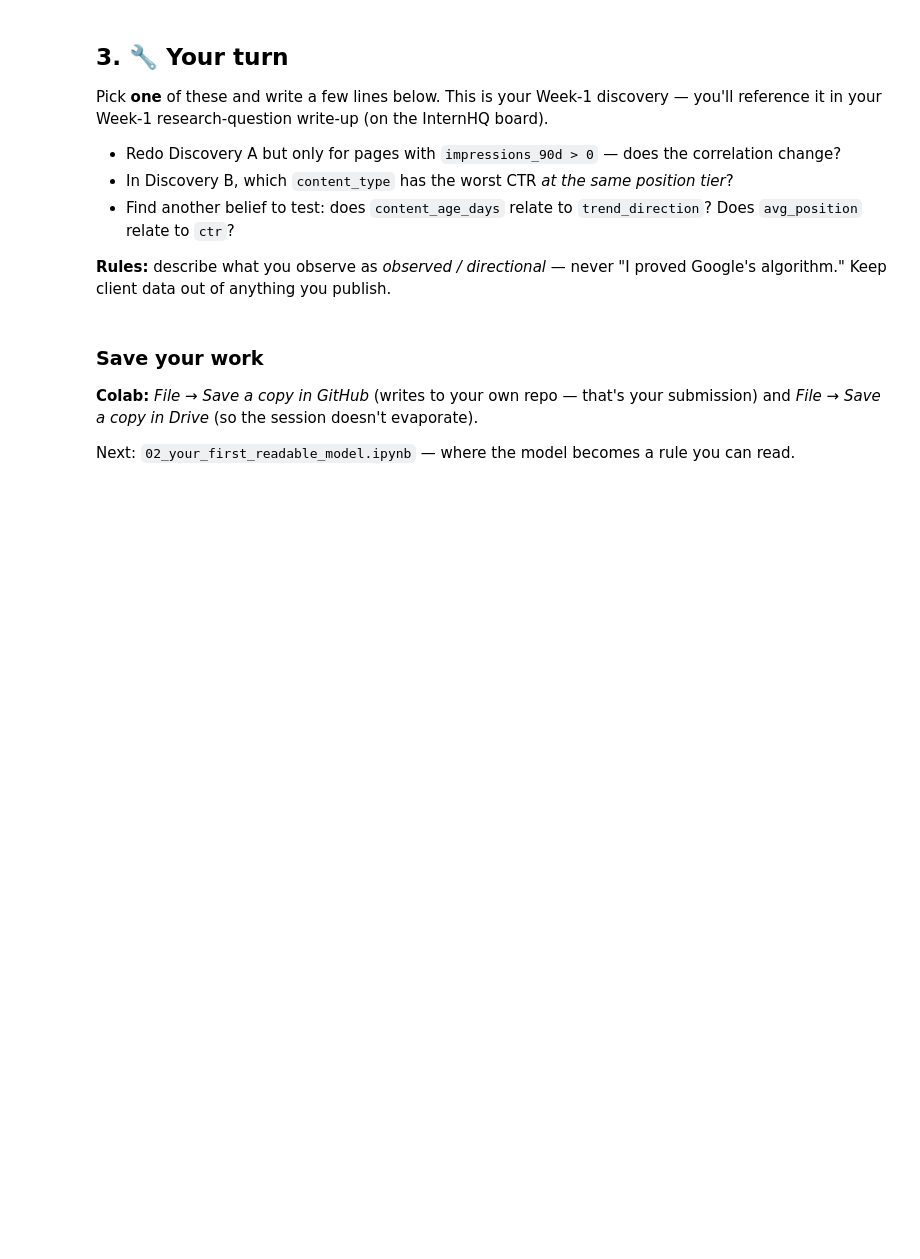
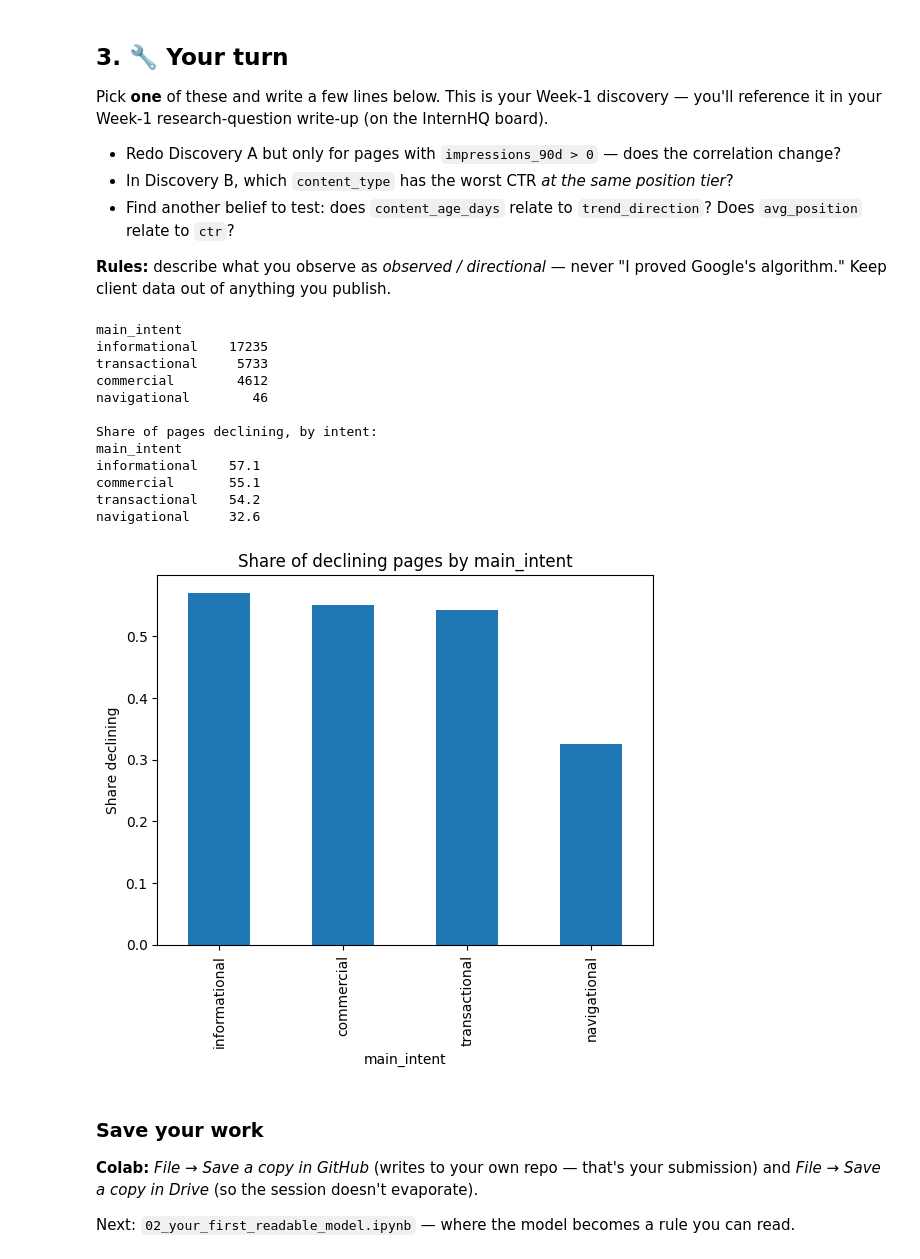
Before and after one commit to ssarimm/Machine-Learning-Internship---Flyrank, a Jupyter notebook: notebooks/01_first_look_and_discovery.ipynb, the cells around one changed output. Cells and saved outputs as stored; diff of their text form; code cells hidden in the pictures; blank space fills up the shorter version.

```diff
--- a/notebooks/01_first_look_and_discovery.ipynb
+++ b/notebooks/01_first_look_and_discovery.ipynb
@@ -99,6 +153,31 @@ Pick **one** of these and write a few lines below. This is your Week-1 discovery
 **Rules:** describe what you observe as *observed / directional* — never "I proved Google's algorithm." Keep client data out of anything you publish.
 # %%
 # Your discovery here
+# 1. What intent types exist, and how many pages each?
+print(df["main_intent"].value_counts().to_string())
+
+# 2. For each intent, what share of pages is declining?
+df["is_down"] = (df["trend_direction"] == "down")
+down_by_intent = df.groupby("main_intent")["is_down"].mean().sort_values(ascending=False)
+print("\nShare of pages declining, by intent:")
+print((down_by_intent * 100).round(1).to_string())
+
+# 3. Plot it
+down_by_intent.plot(kind="bar", title="Share of declining pages by main_intent", ylabel="Share declining");
+# %% [output]
+main_intent
+informational    17235
+transactional     5733
+commercial        4612
+navigational        46
+
+Share of pages declining, by intent:
+main_intent
+informational    57.1
+commercial       55.1
+transactional    54.2
+navigational     32.6
+[figure, added]
 # %% [markdown]
 ### Save your work
 **Colab:** *File → Save a copy in GitHub* (writes to your own repo — that's your submission) and *File → Save a copy in Drive* (so the session doesn't evaporate).
```
Also changed, not shown: parts of 7 cells of this notebook.
